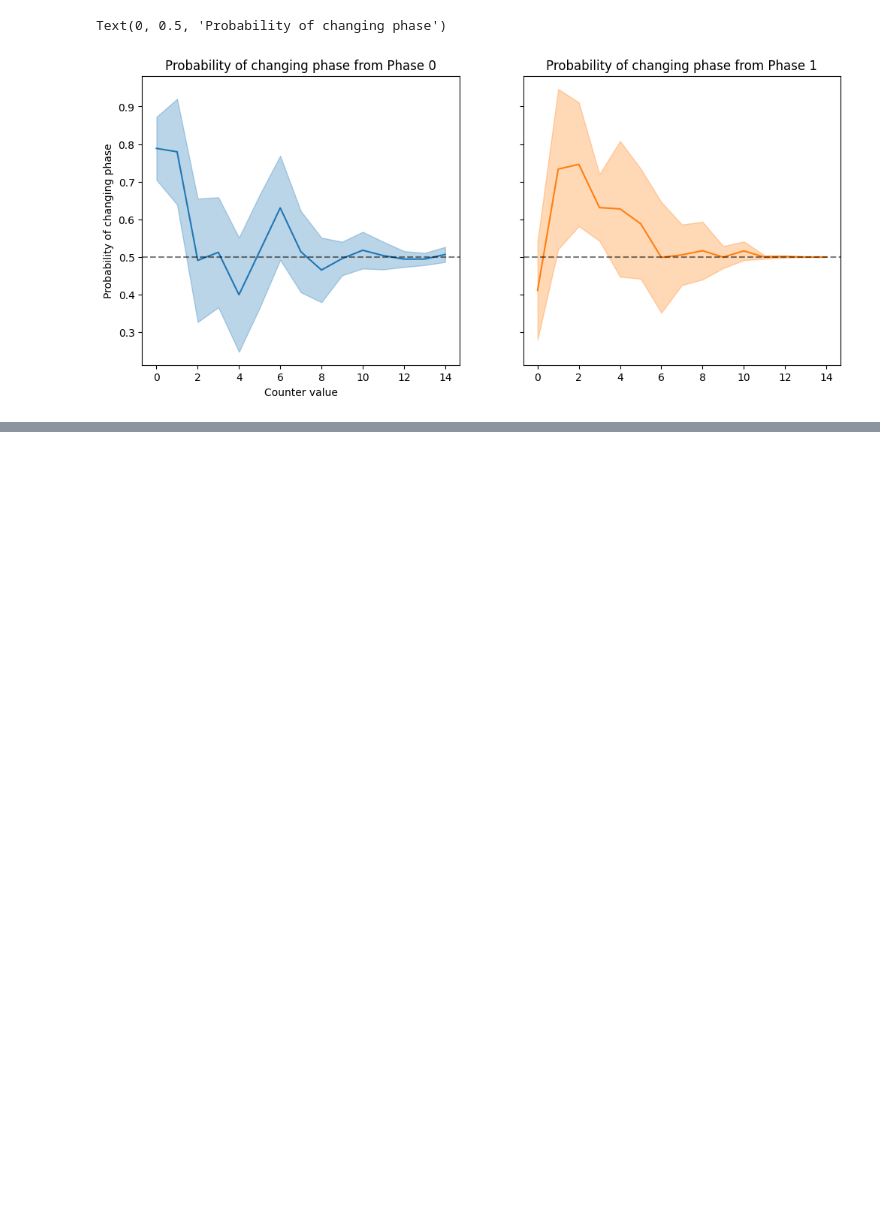
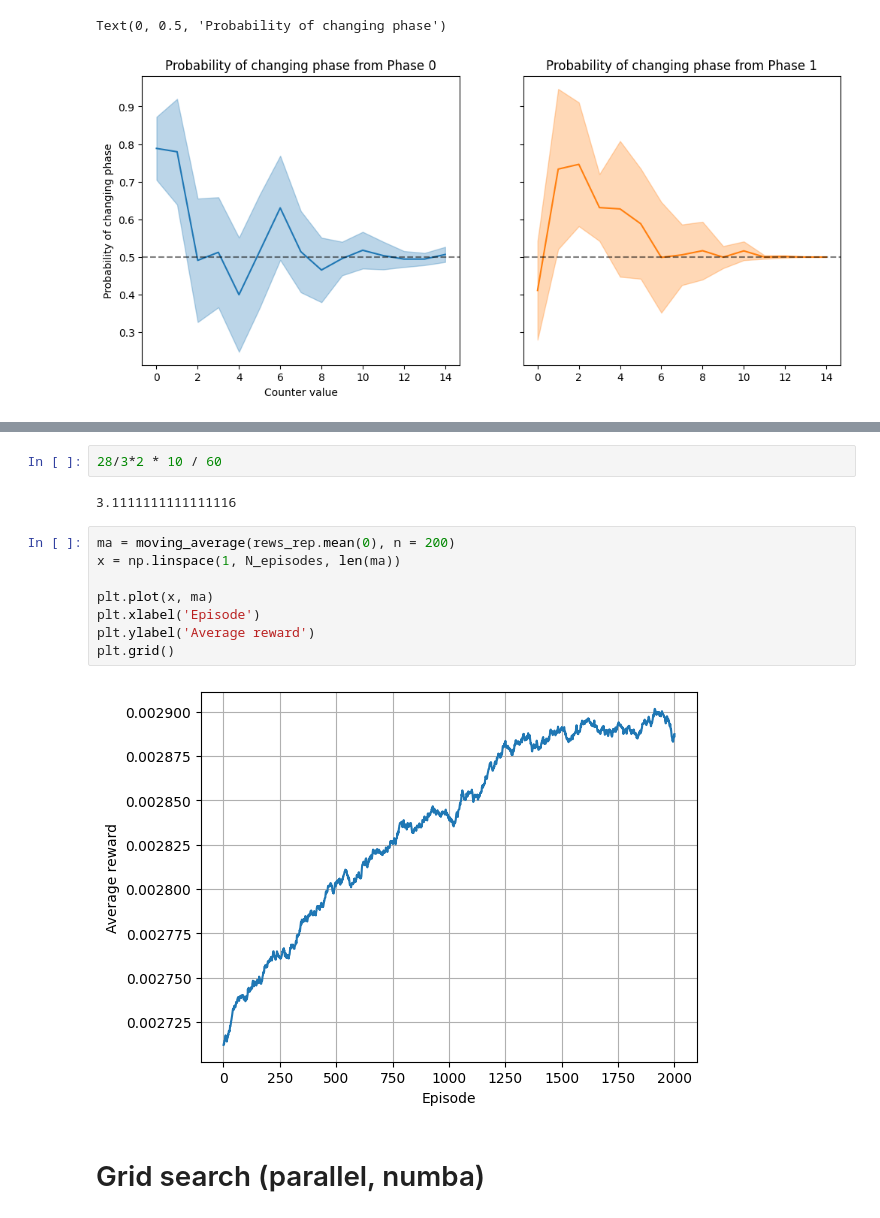
Before and after one commit to gorkamunoz/rl_opts, a Jupyter notebook: nbs/lib_nbs/develop/test_training_virtual_abm.ipynb, the cells around one changed output, grey strips where cells are left out. Cells and saved outputs as stored; diff of their text form; blank space fills up the shorter version.

Commit message:
added numba running

```diff
--- a/nbs/lib_nbs/develop/test_training_virtual_abm.ipynb
+++ b/nbs/lib_nbs/develop/test_training_virtual_abm.ipynb
@@ -545,0 +1064,16 @@ Text(0, 0.5, 'Probability of changing phase')
+# %%
+28/3*2 * 10 / 60
+# %% [output]
+3.1111111111111116
+# %%
+ma = moving_average(rews_rep.mean(0), n = 200)
+x = np.linspace(1, N_episodes, len(ma))
+
+plt.plot(x, ma)
+plt.xlabel('Episode')
+plt.ylabel('Average reward')
+plt.grid()
+# %% [output]
+[figure, added]
+# %% [markdown]
+# Grid search (parallel, numba)
```
Also changed, not shown: parts of 20 cells of this notebook.
